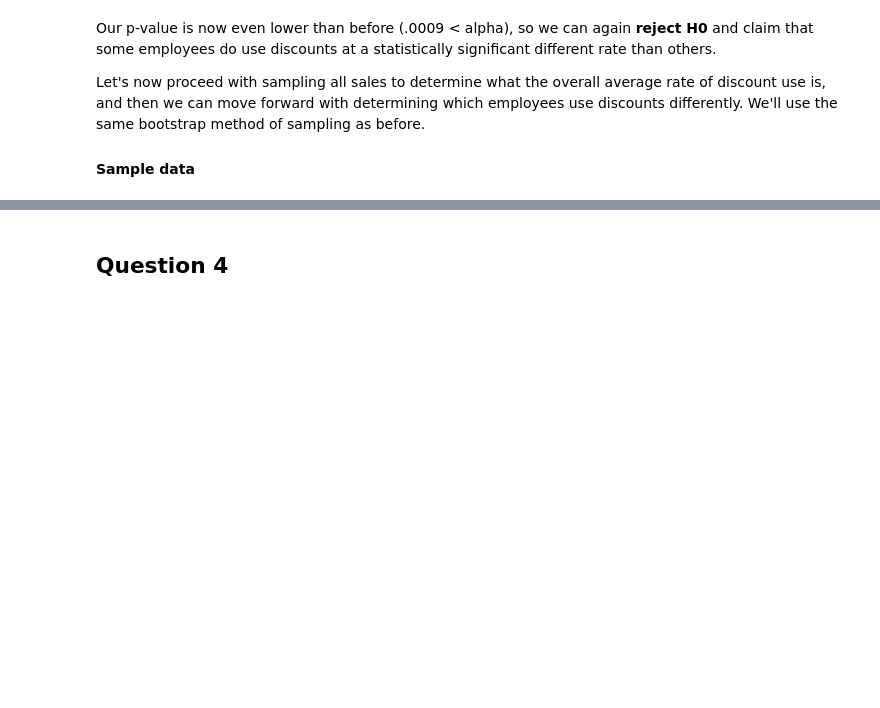
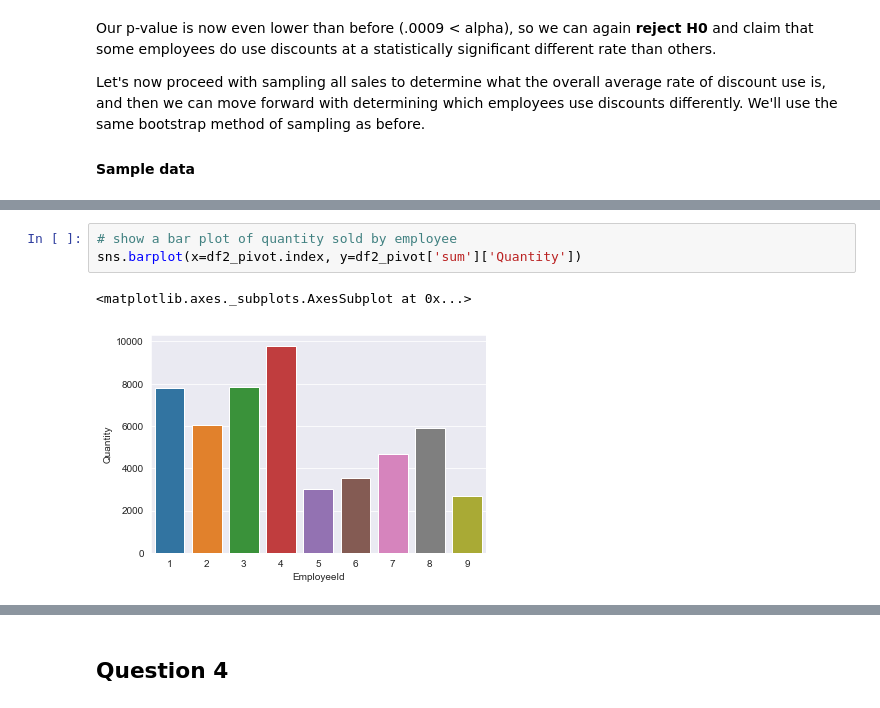
Before and after one commit to rab175/dsc-mod-3-project-online-ds-pt-071519, a Jupyter notebook: Mod3_Project.ipynb, the cells around one changed output, grey strips where cells are left out. Drawn from its saved outputs; the diff is of its cells as text; blank space fills up the shorter version.

```diff
--- a/Mod3_Project.ipynb
+++ b/Mod3_Project.ipynb
@@ -921,0 +1084,6 @@ df2_pivot['sum']['Quantity']
+# %%
+# show a bar plot of quantity sold by employee
+sns.barplot(x=df2_pivot.index, y=df2_pivot['sum']['Quantity'])
+# %% [output]
+<matplotlib.axes._subplots.AxesSubplot at 0x...>
+[figure, added]
```
Also changed, not shown: parts of 79 cells of this notebook.
